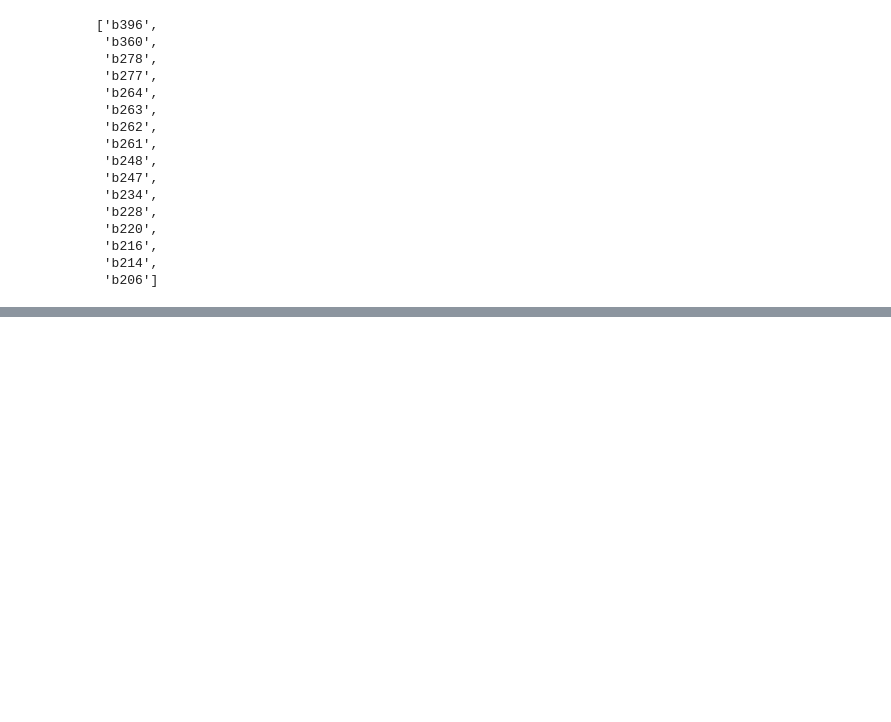
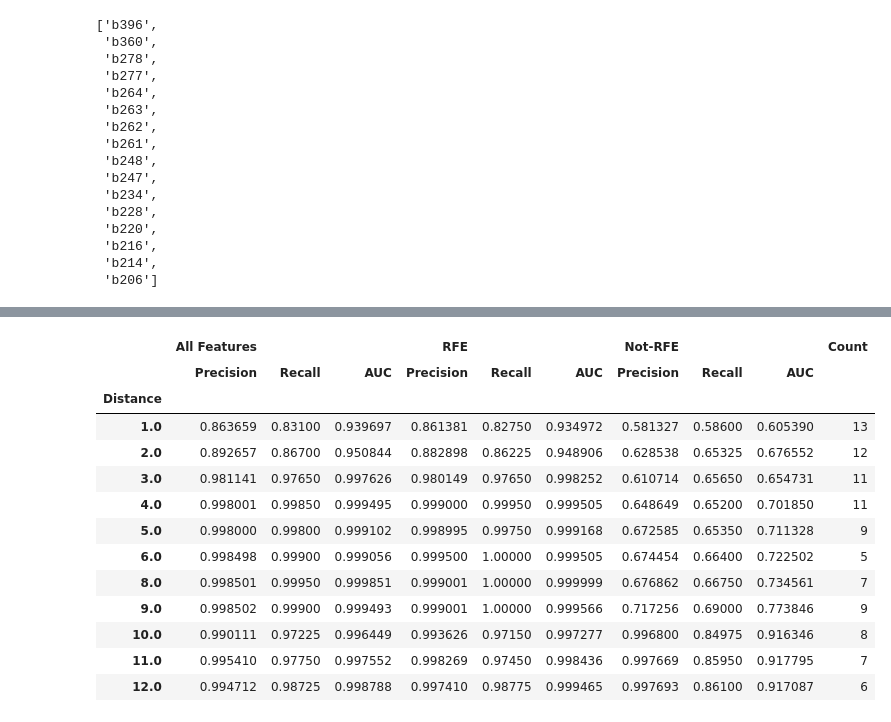
Before and after one commit to leliel12/denoise, a Jupyter notebook: 07_tables.ipynb, the cells around one changed output, grey strips where cells are left out. Saved outputs shown, nothing was run; the diff lists cells and outputs as text; code cells hidden in the pictures; blank space fills up the shorter version.

```diff
--- a/07_tables.ipynb
+++ b/07_tables.ipynb
@@ -200 +201,19 @@ md["Count"] = md.apply(get_freq, axis=1)
+# %%
+freqs = freqs[freqs.Count >= 5]
+freqs
+# %% [output]
+|  | All Features |  |  | RFE |  |  | Not-RFE |  |  | Count |
+|  | Precision | Recall | AUC | Precision | Recall | AUC | Precision | Recall | AUC |  |
+| Distance |  |  |  |  |  |  |  |  |  |  |
+| 1.0 | 0.863659 | 0.83100 | 0.939697 | 0.861381 | 0.82750 | 0.934972 | 0.581327 | 0.58600 | 0.605390 | 13 |
+| 2.0 | 0.892657 | 0.86700 | 0.950844 | 0.882898 | 0.86225 | 0.948906 | 0.628538 | 0.65325 | 0.676552 | 12 |
+| 3.0 | 0.981141 | 0.97650 | 0.997626 | 0.980149 | 0.97650 | 0.998252 | 0.610714 | 0.65650 | 0.654731 | 11 |
+| 4.0 | 0.998001 | 0.99850 | 0.999495 | 0.999000 | 0.99950 | 0.999505 | 0.648649 | 0.65200 | 0.701850 | 11 |
+| 5.0 | 0.998000 | 0.99800 | 0.999102 | 0.998995 | 0.99750 | 0.999168 | 0.672585 | 0.65350 | 0.711328 | 9 |
+| 6.0 | 0.998498 | 0.99900 | 0.999056 | 0.999500 | 1.00000 | 0.999505 | 0.674454 | 0.66400 | 0.722502 | 5 |
+| 8.0 | 0.998501 | 0.99950 | 0.999851 | 0.999001 | 1.00000 | 0.999999 | 0.676862 | 0.66750 | 0.734561 | 7 |
+| 9.0 | 0.998502 | 0.99900 | 0.999493 | 0.999001 | 1.00000 | 0.999566 | 0.717256 | 0.69000 | 0.773846 | 9 |
+| 10.0 | 0.990111 | 0.97225 | 0.996449 | 0.993626 | 0.97150 | 0.997277 | 0.996800 | 0.84975 | 0.916346 | 8 |
+| 11.0 | 0.995410 | 0.97750 | 0.997552 | 0.998269 | 0.97450 | 0.998436 | 0.997669 | 0.85950 | 0.917795 | 7 |
+| 12.0 | 0.994712 | 0.98725 | 0.998788 | 0.997410 | 0.98775 | 0.999465 | 0.997693 | 0.86100 | 0.917087 | 6 |
 # %%
```
Also changed, not shown: parts of 10 cells of this notebook, 6 other files.
